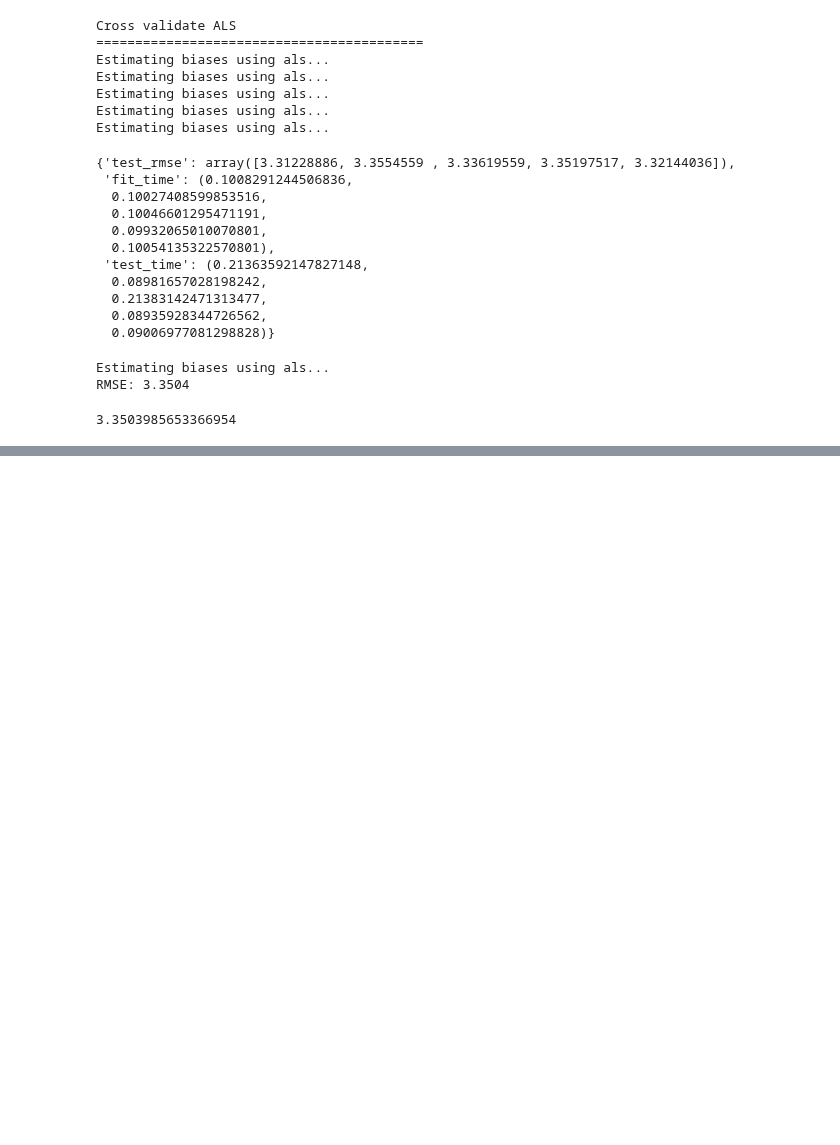
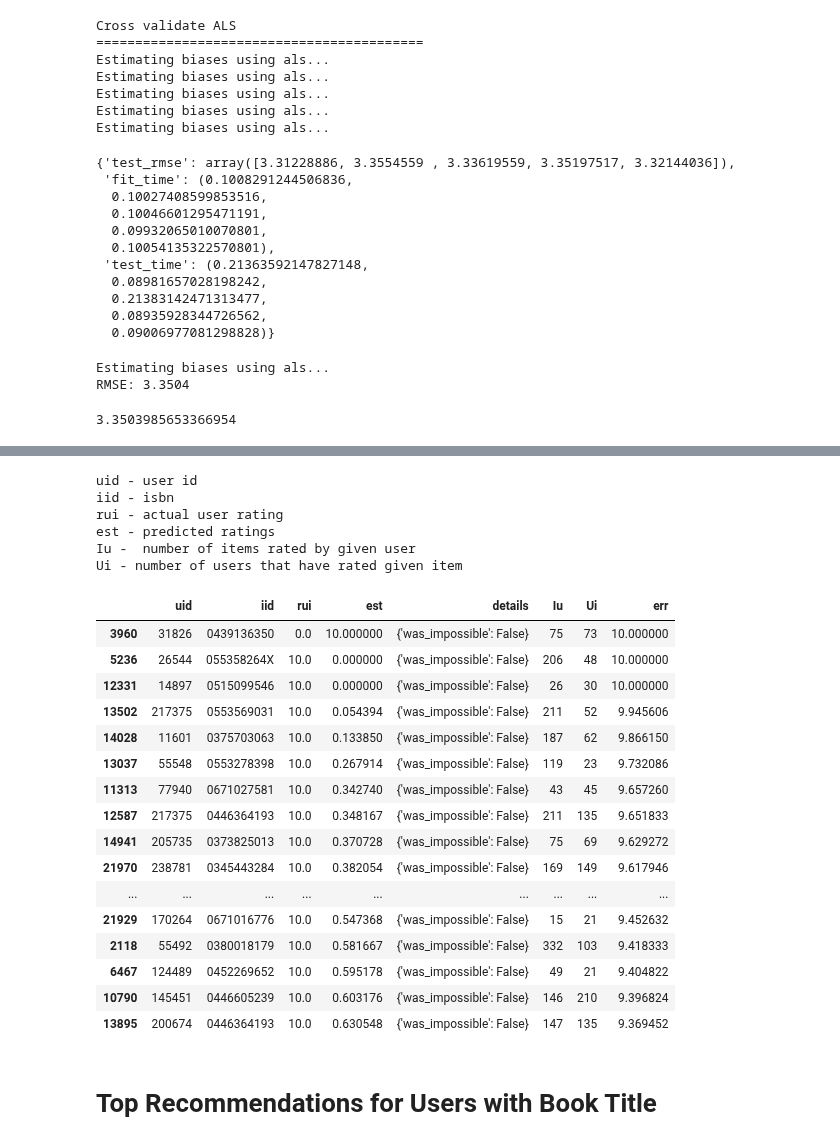
Before and after one commit to mpayumo/book-recommender-model, a Jupyter notebook: 3-book-recommender-best.ipynb, the cells around one changed output, grey strips where cells are left out. Cells and saved outputs as stored; diff of their text form; code cells hidden in the pictures; blank space fills up the shorter version.

```diff
--- a/3-book-recommender-best.ipynb
+++ b/3-book-recommender-best.ipynb
@@ -258,0 +335,39 @@ df_pred.head()
+# %%
+# Top 20 Worst Predictions
+print('''
+uid - user id
+iid - isbn
+rui - actual user rating
+est - predicted ratings
+Iu -  number of items rated by given user
+Ui - number of users that have rated given item
+''')
+worst_predictions = df_pred.sort_values(by='err', ascending=False).head(20)
+worst_predictions
+# worst_predictions.sort_values(by='Ui', ascending=False)
+# %% [output]
+uid - user id
+iid - isbn
+rui - actual user rating
+est - predicted ratings
+Iu -  number of items rated by given user
+Ui - number of users that have rated given item
+|  | uid | iid | rui | est | details | Iu | Ui | err |
+| 3960 | 31826 | 0439136350 | 0.0 | 10.000000 | {'was_impossible': False} | 75 | 73 | 10.000000 |
+| 5236 | 26544 | 055358264X | 10.0 | 0.000000 | {'was_impossible': False} | 206 | 48 | 10.000000 |
+| 12331 | 14897 | 0515099546 | 10.0 | 0.000000 | {'was_impossible': False} | 26 | 30 | 10.000000 |
+| 13502 | 217375 | 0553569031 | 10.0 | 0.054394 | {'was_impossible': False} | 211 | 52 | 9.945606 |
+| 14028 | 11601 | 0375703063 | 10.0 | 0.133850 | {'was_impossible': False} | 187 | 62 | 9.866150 |
+| 13037 | 55548 | 0553278398 | 10.0 | 0.267914 | {'was_impossible': False} | 119 | 23 | 9.732086 |
+| 11313 | 77940 | 0671027581 | 10.0 | 0.342740 | {'was_impossible': False} | 43 | 45 | 9.657260 |
+| 12587 | 217375 | 0446364193 | 10.0 | 0.348167 | {'was_impossible': False} | 211 | 135 | 9.651833 |
+| 14941 | 205735 | 0373825013 | 10.0 | 0.370728 | {'was_impossible': False} | 75 | 69 | 9.629272 |
+| 21970 | 238781 | 0345443284 | 10.0 | 0.382054 | {'was_impossible': False} | 169 | 149 | 9.617946 |
+| ... | ... | ... | ... | ... | ... | ... | ... | ... |
+| 21929 | 170264 | 0671016776 | 10.0 | 0.547368 | {'was_impossible': False} | 15 | 21 | 9.452632 |
+| 2118 | 55492 | 0380018179 | 10.0 | 0.581667 | {'was_impossible': False} | 332 | 103 | 9.418333 |
+| 6467 | 124489 | 0452269652 | 10.0 | 0.595178 | {'was_impossible': False} | 49 | 21 | 9.404822 |
+| 10790 | 145451 | 0446605239 | 10.0 | 0.603176 | {'was_impossible': False} | 146 | 210 | 9.396824 |
+| 13895 | 200674 | 0446364193 | 10.0 | 0.630548 | {'was_impossible': False} | 147 | 135 | 9.369452 |
+# %% [markdown]
+# Top Recommendations for Users with Book Title
```
Also changed, not shown: parts of 21 cells of this notebook, 3 other files.
